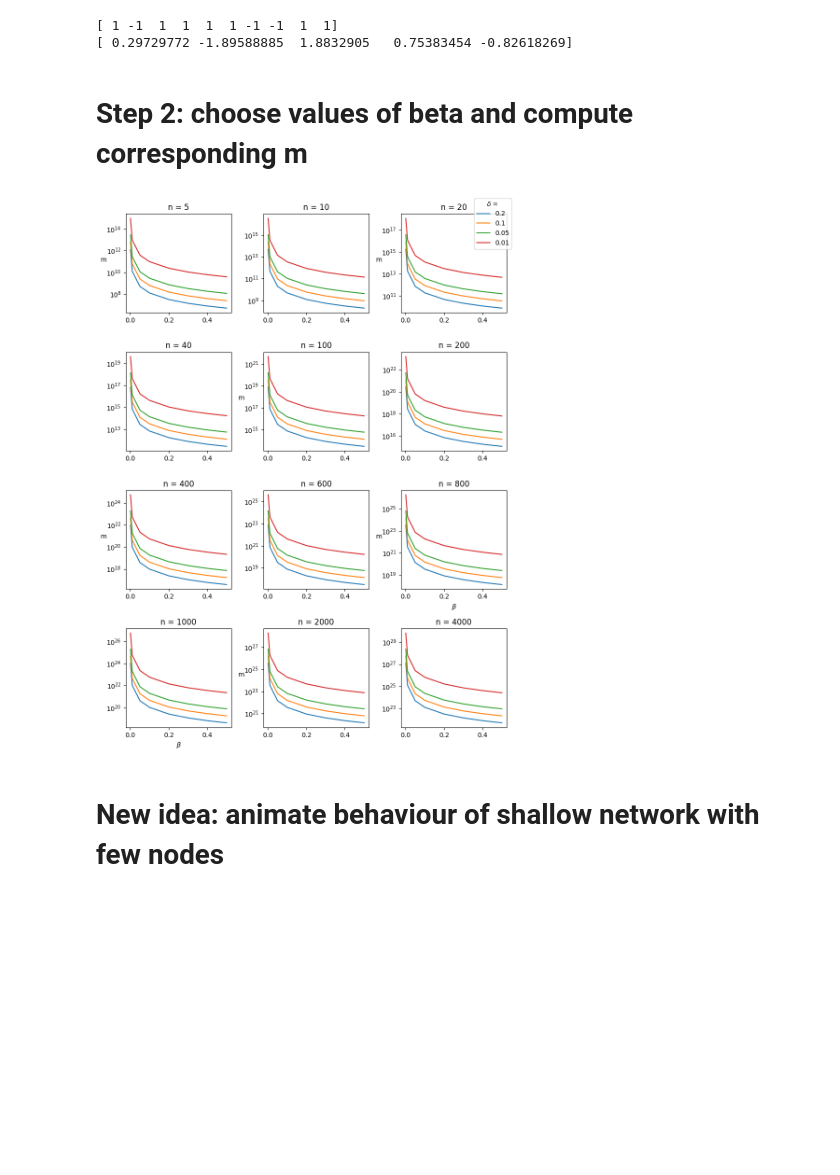
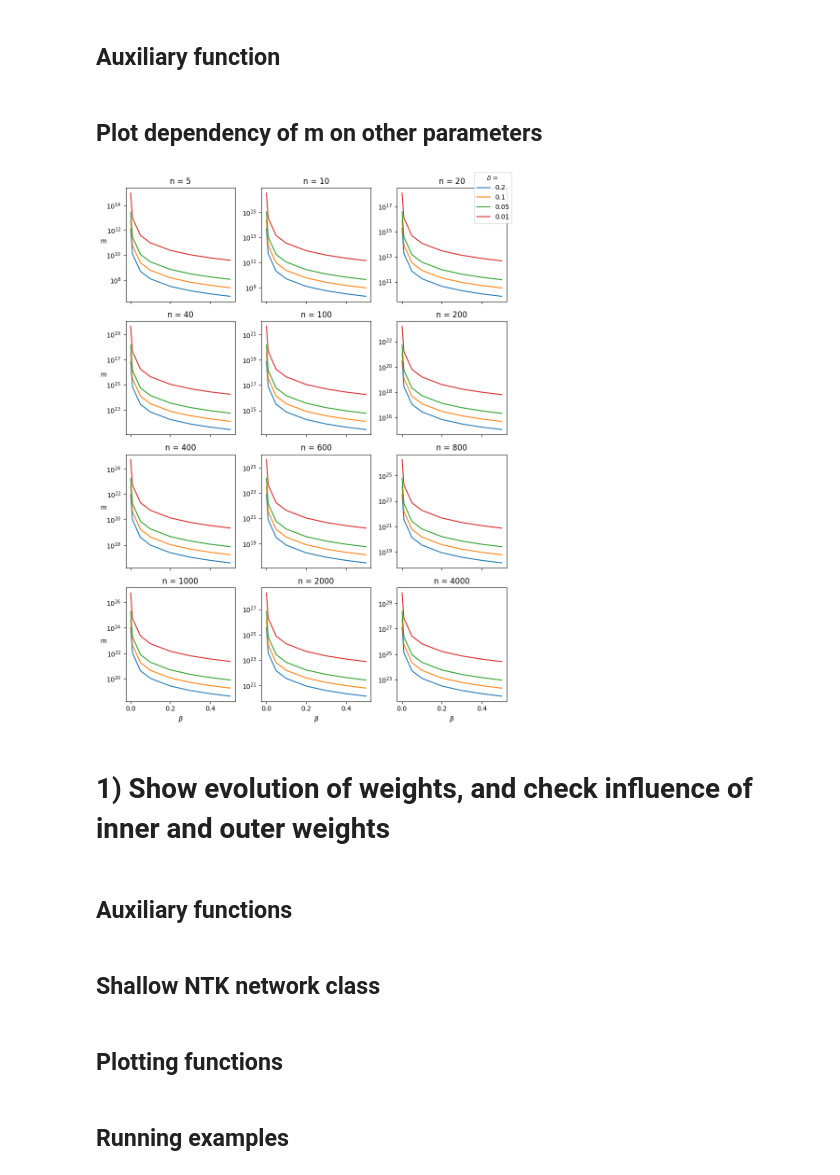
Before and after one commit to YanisBosch/NKT_Heaviside, a Jupyter notebook: main.ipynb, the cells around one changed output. Drawn from its saved outputs; the diff is of its cells as text; code cells hidden in the pictures; blank space fills up the shorter version.

Commit message:
Initial commit

```diff
--- a/main.ipynb
+++ b/main.ipynb
@@ -9,4 +10 @@ import random
 np.random.seed()
-# %%
-delta = 0.3
-C_m = 5
@@ -30,42 +27,55 @@ print(Y)
 # %%
 def create_weights(m,d):
-    #generates initial weights for neural network
+    """
+    INPUT: m,d real numbers
+    OUTPUT: W a matrix of size d*m with iid ~N(0,1) entries, a a vector of length m with entries ~ Rademacher
+    OUTPUT SHAPE: ([a1,...,am],[[w1],...,[wm]])
+    """
     a = np.random.choice(np.array([int(-1),int(1)]),size = m)
     W = np.random.normal(size=(m,d))
     return(a,W)
-
-a,W = create_weights(10,5)
-print(a)
-print(W[3])
-# %% [output]
-[ 1 -1  1  1  1  1 -1 -1  1  1]
-[ 0.29729772 -1.89588885  1.8832905   0.75383454 -0.82618269]
 # %% [markdown]
-# Step 2: choose values of beta and compute corresponding m
+## Auxiliary function
 # %%
 def m_beta(beta,n,delta,C_m):
+    """
+    INPUT: 1)beta: parameter of the approximate heaviside
+           2)n: number of input data
+           3)delta: desired degree of certainty
+           4)C_m: constant estimated by user
+    OUTPUT: Required value of m for main theorem to hold with porbability at least 1-delta
+    """
     return(((C_m*n**5)/(delta**2 * beta**2))*math.log((n)/(delta)))
+# %% [markdown]
+## Plot dependency of m on other parameters
 # %%
-nrows = 4
-ncols = 3
-fig, axs = plt.subplots(nrows,ncols,figsize=(ncols*3,nrows*3))
-betas = [0.5,0.4,0.3,0.2,0.1,0.05,0.01,0.001]
-deltas = [0.2,0.1,0.05,0.01]
-ns = [5,10,20,40,100,200,400,600,800,1000,2000,4000,6000,8000,1000]
-for i in range(nrows*ncols):
+#--------------Show dependency of m on b, delta and n--------------
+
+betas = [0.5,0.4,0.3,0.2,0.1,0.05,0.01,0.001]                   #values of beta to compute m for
+deltas = [0.2,0.1,0.05,0.01]                                    #values of delta to compute m for
+ns = [5,10,20,40,100,200,400,600,800,1000,2000,4000]            #values of n to compute m for
+C_m = 5                                                         #estimated constant
+nrows = math.ceil(math.sqrt(len(ns)))                           #we need as many subplots as values for n, choose the number
+ncols = math.ceil(len(ns)/nrows)                                #of rows and columns automatically
+fig, axs = plt.subplots(nrows,ncols,figsize=(ncols*3,nrows*3),squeeze=False,sharex=True)    #squeeze = False as otherwhise axs cannot always be accessed using two indices
+for i in range(len(ns)):                                                            #(for example when there is only one row, only one index is expected if squeeze = True)
     n = ns[i]
     for delta in deltas:
-        axs[i//ncols,i%ncols].plot(betas,[m_beta(beta,n,delta,C_m) for beta in betas])
-        axs[i//ncols,i%ncols].set_yscale("log")
-    axs[i//ncols,i%ncols].set_title("n = " + str(n))
-    if i%2 == 0:
-        axs[i//ncols,i%ncols].set_ylabel("m",rotation=0)
-    if i//2 == nrows:
-        axs[i//ncols,i%ncols].set_xlabel("$\\beta$")
-fig.legend(deltas,title="$\\delta$ = ")
-plt.tight_layout()
+        axs[i//ncols,i%ncols].plot(betas,[m_beta(beta,n,delta,C_m) for beta in betas])      #for each delta, plot the required value of m versus b for given n
+    axs[i//ncols,i%ncols].set_yscale("log")                     #log scale for better legibility
+    axs[i//ncols,i%ncols].set_title("n = " + str(n))            #subtitle contains value of n
+for i in range(nrows):
+    axs[i,0].set_ylabel("m",rotation=0)            #rotate y ticks for legibility
+for j in range(ncols):
+    axs[-1,j].set_xlabel("$\\beta$")                            #only need to label x axes on the last row
+fig.legend(deltas,title="$\\delta$ = ")                         #add title to legend for clarity
+plt.tight_layout()                                              #ensure nicer spacing
 plt.show()
+
+#----------------------------
 # %% [output]
-[figure, old version]
+[figure, new version]
 # %% [markdown]
-# New idea: animate behaviour of shallow network with few nodes
+# 1) Show evolution of weights, and check influence of inner and outer weights
+# %% [markdown]
+## Auxiliary functions
@@ -72 +156,3 @@ plt.show()
+# %% [markdown]
+## Shallow NTK network class
 # %%
@@ -158 +296,3 @@ class NTK_shallow:
+# %% [markdown]
+## Plotting functions
 # %%
@@ -227,3 +410,5 @@ def train_plot(n,d,m,b,t,num,train_a = True):
+# %% [markdown]
+## Running examples
 # %%
 train_plot(n=10,d=6,m=100,b=1,t=0.001,num=1000,train_a=True)
 # %% [output]
```
Also changed, not shown: parts of 37 cells of this notebook.
